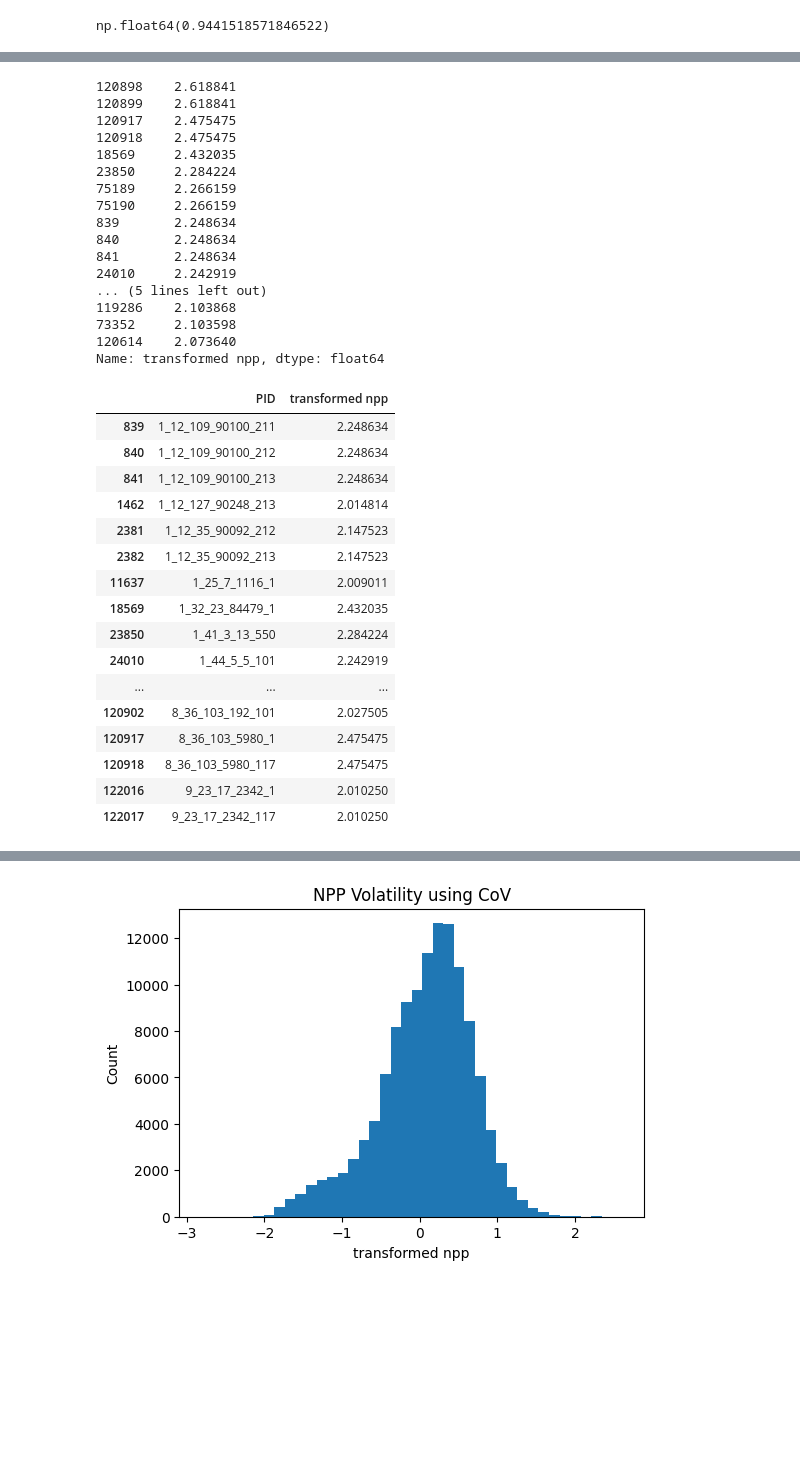
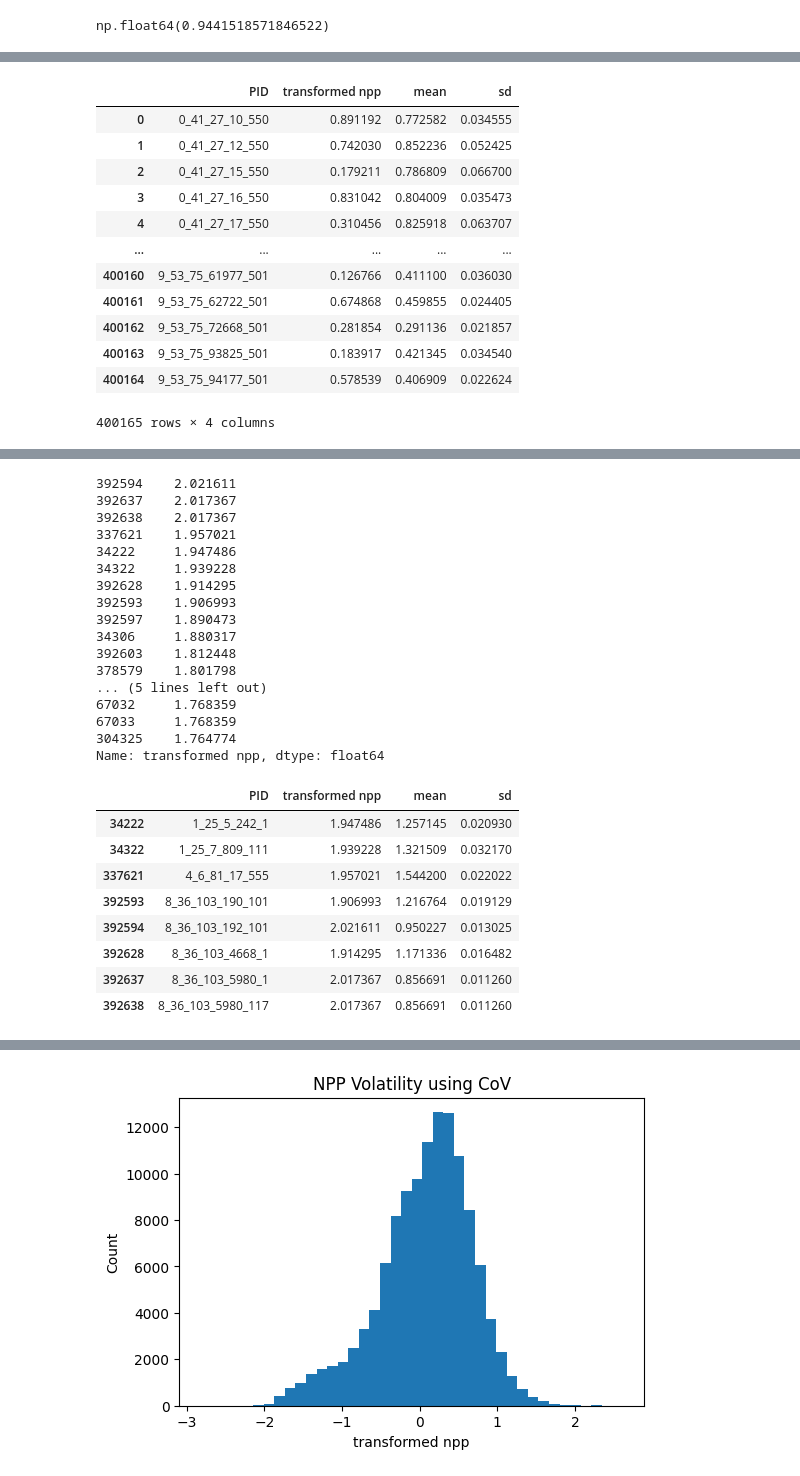
Before and after one commit to qiulinlx/FD_Stability, a Jupyter notebook: notebooks/npp2.ipynb, the cells around one changed output, grey strips where cells are left out. Drawn from its saved outputs; the diff is of its cells as text; code cells hidden in the pictures; blank space fills up the shorter version.

```diff
--- a/notebooks/npp2.ipynb
+++ b/notebooks/npp2.ipynb
@@ -13,7 +13,7 @@ import utils.analysis_functions as af
 from scipy.signal import detrend
 # %%
 PID_df=pd.read_csv('data/lookup/PID_location_all.csv')
-csc_df= pd.read_csv('data/processed/PID_csc_upsampled.csv')
+csc_df= pd.read_csv('data/processed/PID_location_WSCI.csv')
 npp_df=pd.read_csv('data/processed/PID_npp.csv')
 
 PID_df, csc_df, npp_df = af.cleaning(PID_df, csc_df, npp_df)
@@ -22,2 +20,4 @@ npp_df_2013 = npp_df[npp_df['year'] >= 2013]
 # %%
+npp_df.rename(columns={'NPP_kgC_m2_yr': "Npp"}, inplace=True)
+
 grouped = npp_df.groupby('PID').apply(lambda x: x.sort_values('year')['Npp'].to_numpy())
@@ -26,3 +26,5 @@ grouped_2013 = npp_df_2013.groupby('PID').apply(lambda x: x.sort_values('year')[
+# %%
+grouped = grouped[grouped.apply(lambda x: ~np.isnan(x).any())]
 # %%
 def compute_volatility(arr):
     '''
@@ -151,3 +117,19 @@ Text(0, 0.5, 'sd')
+# %%
+npp_df1
+# %% [output]
+|  | PID | transformed npp | mean | sd |
+| 0 | 0_41_27_10_550 | 0.891192 | 0.772582 | 0.034555 |
+| 1 | 0_41_27_12_550 | 0.742030 | 0.852236 | 0.052425 |
+| 2 | 0_41_27_15_550 | 0.179211 | 0.786809 | 0.066700 |
+| 3 | 0_41_27_16_550 | 0.831042 | 0.804009 | 0.035473 |
+| 4 | 0_41_27_17_550 | 0.310456 | 0.825918 | 0.063707 |
+| ... | ... | ... | ... | ... |
+| 400160 | 9_53_75_61977_501 | 0.126766 | 0.411100 | 0.036030 |
+| 400161 | 9_53_75_62722_501 | 0.674868 | 0.459855 | 0.024405 |
+| 400162 | 9_53_75_72668_501 | 0.281854 | 0.291136 | 0.021857 |
+| 400163 | 9_53_75_93825_501 | 0.183917 | 0.421345 | 0.034540 |
+| 400164 | 9_53_75_94177_501 | 0.578539 | 0.406909 | 0.022624 |
+400165 rows × 4 columns
 # %%
 npp_df1['transformed npp'].nsmallest(20)
 # %% [output]
@@ -171,44 +153,36 @@ Name: transformed npp, dtype: float64
 # %%
 npp_df1['transformed npp'].nlargest(20)
 # %% [output]
-120898    2.618841
-120899    2.618841
-120917    2.475475
-120918    2.475475
-18569     2.432035
-23850     2.284224
-75189     2.266159
-75190     2.266159
-839       2.248634
-840       2.248634
-841       2.248634
-24010     2.242919
+392594    2.021611
+392637    2.017367
+392638    2.017367
+337621    1.957021
+34222     1.947486
+34322     1.939228
+392628    1.914295
+392593    1.906993
+392597    1.890473
+34306     1.880317
+392603    1.812448
+378579    1.801798
 ... (5 lines left out)
-119286    2.103868
-73352     2.103598
-120614    2.073640
+67032     1.768359
+67033     1.768359
+304325    1.764774
 Name: transformed npp, dtype: float64
 # %%
-rows= npp_df1[npp_df1['transformed npp'] >2]
+rows= npp_df1[npp_df1['transformed npp'] >1.9]
 rows
 # %% [output]
-|  | PID | transformed npp |
-| 839 | 1_12_109_90100_211 | 2.248634 |
-| 840 | 1_12_109_90100_212 | 2.248634 |
-| 841 | 1_12_109_90100_213 | 2.248634 |
-| 1462 | 1_12_127_90248_213 | 2.014814 |
-| 2381 | 1_12_35_90092_212 | 2.147523 |
-| 2382 | 1_12_35_90092_213 | 2.147523 |
-| 11637 | 1_25_7_1116_1 | 2.009011 |
-| 18569 | 1_32_23_84479_1 | 2.432035 |
-| 23850 | 1_41_3_13_550 | 2.284224 |
-| 24010 | 1_44_5_5_101 | 2.242919 |
-| ... | ... | ... |
-| 120902 | 8_36_103_192_101 | 2.027505 |
-| 120917 | 8_36_103_5980_1 | 2.475475 |
-| 120918 | 8_36_103_5980_117 | 2.475475 |
-| 122016 | 9_23_17_2342_1 | 2.010250 |
-| 122017 | 9_23_17_2342_117 | 2.010250 |
+|  | PID | transformed npp | mean | sd |
+| 34222 | 1_25_5_242_1 | 1.947486 | 1.257145 | 0.020930 |
+| 34322 | 1_25_7_809_111 | 1.939228 | 1.321509 | 0.032170 |
+| 337621 | 4_6_81_17_555 | 1.957021 | 1.544200 | 0.022022 |
+| 392593 | 8_36_103_190_101 | 1.906993 | 1.216764 | 0.019129 |
+| 392594 | 8_36_103_192_101 | 2.021611 | 0.950227 | 0.013025 |
+| 392628 | 8_36_103_4668_1 | 1.914295 | 1.171336 | 0.016482 |
+| 392637 | 8_36_103_5980_1 | 2.017367 | 0.856691 | 0.011260 |
+| 392638 | 8_36_103_5980_117 | 2.017367 | 0.856691 | 0.011260 |
 # %%
 rows = npp_df1[(npp_df1['transformed npp'] < 2) & (npp_df1['transformed npp'] >1)]
 rows
```
Also changed, not shown: parts of 14 cells of this notebook, 6 other files.
